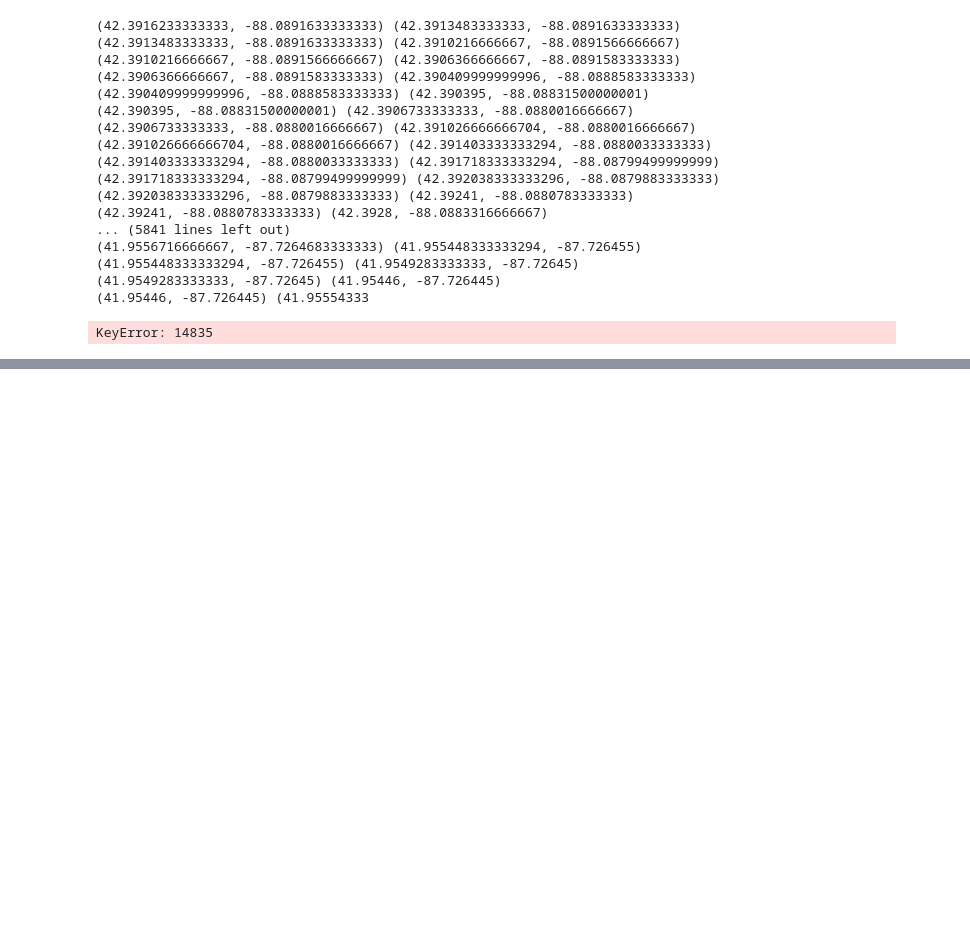
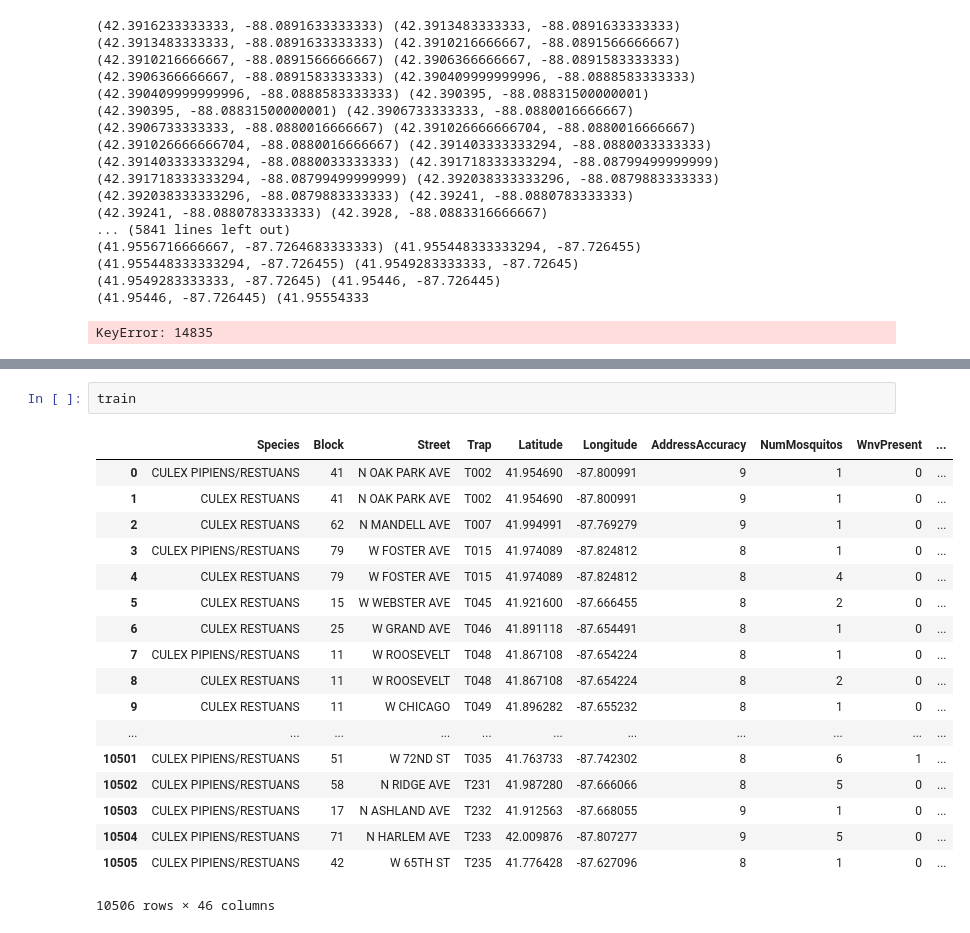
Before and after one commit to leticiabeeck/predict_west_nile_virus, a Jupyter notebook: 01.Intro(Merged team EDA).ipynb, the cells around one changed output, grey strips where cells are left out. Saved outputs shown, nothing was run; the diff lists cells and outputs as text; blank space fills up the shorter version.

```diff
--- a/01.Intro(Merged team EDA).ipynb
+++ b/01.Intro(Merged team EDA).ipynb
@@ -889,0 +908,21 @@ Successfully installed pandas-profiling-1.4.1
+# %%
+train
+# %% [output]
+|  | Species | Block | Street | Trap | Latitude | Longitude | AddressAccuracy | NumMosquitos | WnvPresent | ... |
+| 0 | CULEX PIPIENS/RESTUANS | 41 | N OAK PARK AVE | T002 | 41.954690 | -87.800991 | 9 | 1 | 0 | ... |
+| 1 | CULEX RESTUANS | 41 | N OAK PARK AVE | T002 | 41.954690 | -87.800991 | 9 | 1 | 0 | ... |
+| 2 | CULEX RESTUANS | 62 | N MANDELL AVE | T007 | 41.994991 | -87.769279 | 9 | 1 | 0 | ... |
+| 3 | CULEX PIPIENS/RESTUANS | 79 | W FOSTER AVE | T015 | 41.974089 | -87.824812 | 8 | 1 | 0 | ... |
+| 4 | CULEX RESTUANS | 79 | W FOSTER AVE | T015 | 41.974089 | -87.824812 | 8 | 4 | 0 | ... |
+| 5 | CULEX RESTUANS | 15 | W WEBSTER AVE | T045 | 41.921600 | -87.666455 | 8 | 2 | 0 | ... |
+| 6 | CULEX RESTUANS | 25 | W GRAND AVE | T046 | 41.891118 | -87.654491 | 8 | 1 | 0 | ... |
+| 7 | CULEX PIPIENS/RESTUANS | 11 | W ROOSEVELT | T048 | 41.867108 | -87.654224 | 8 | 1 | 0 | ... |
+| 8 | CULEX RESTUANS | 11 | W ROOSEVELT | T048 | 41.867108 | -87.654224 | 8 | 2 | 0 | ... |
+| 9 | CULEX RESTUANS | 11 | W CHICAGO | T049 | 41.896282 | -87.655232 | 8 | 1 | 0 | ... |
+| ... | ... | ... | ... | ... | ... | ... | ... | ... | ... | ... |
+| 10501 | CULEX PIPIENS/RESTUANS | 51 | W 72ND ST | T035 | 41.763733 | -87.742302 | 8 | 6 | 1 | ... |
+| 10502 | CULEX PIPIENS/RESTUANS | 58 | N RIDGE AVE | T231 | 41.987280 | -87.666066 | 8 | 5 | 0 | ... |
+| 10503 | CULEX PIPIENS/RESTUANS | 17 | N ASHLAND AVE | T232 | 41.912563 | -87.668055 | 9 | 1 | 0 | ... |
+| 10504 | CULEX PIPIENS/RESTUANS | 71 | N HARLEM AVE | T233 | 42.009876 | -87.807277 | 9 | 5 | 0 | ... |
+| 10505 | CULEX PIPIENS/RESTUANS | 42 | W 65TH ST | T235 | 41.776428 | -87.627096 | 8 | 1 | 0 | ... |
+10506 rows × 46 columns
```
Also changed, not shown: parts of 17 cells of this notebook, 1 other file.
